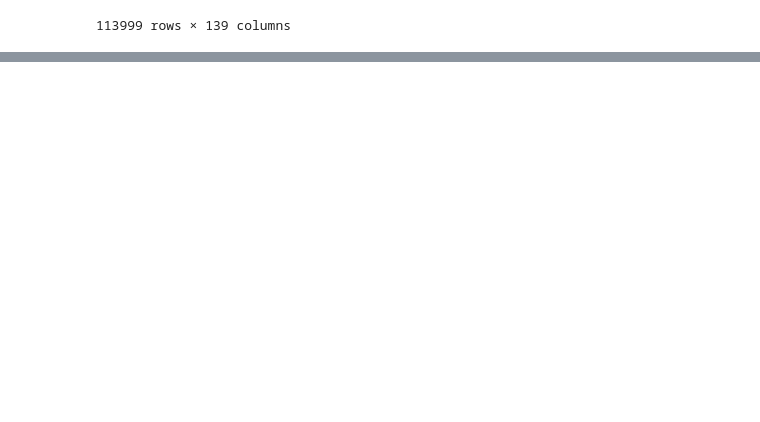
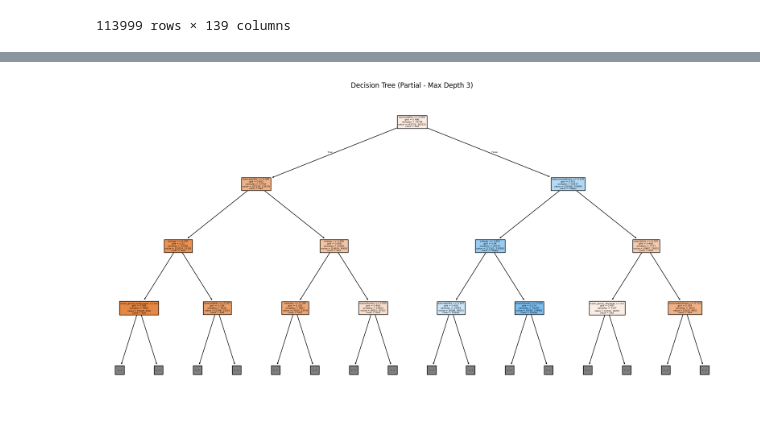
Before and after one commit to nfortes/music-happiness-predictor, a Jupyter notebook: music-happiness-predictor-cart.ipynb, the cells around one changed output, grey strips where cells are left out. Cells and saved outputs as stored; diff of their text form; code cells hidden in the pictures; blank space fills up the shorter version.

Commit message:
charts

```diff
--- a/music-happiness-predictor-cart.ipynb
+++ b/music-happiness-predictor-cart.ipynb
@@ -107,0 +108,13 @@ Confusion Matrix:
+# %%
+import matplotlib.pyplot as plt
+import pandas as pd
+
+
+from sklearn.tree import plot_tree
+
+plt.figure(figsize=(20, 10))
+plot_tree(clf, feature_names=X_train.columns, class_names=['Sad', 'Happy'], filled=True, max_depth=3)
+plt.title("Decision Tree (Partial - Max Depth 3)")
+plt.show()
+# %% [output]
+[figure, added]
```
Also changed, not shown: parts of 1 cell of this notebook, 1 other file.
